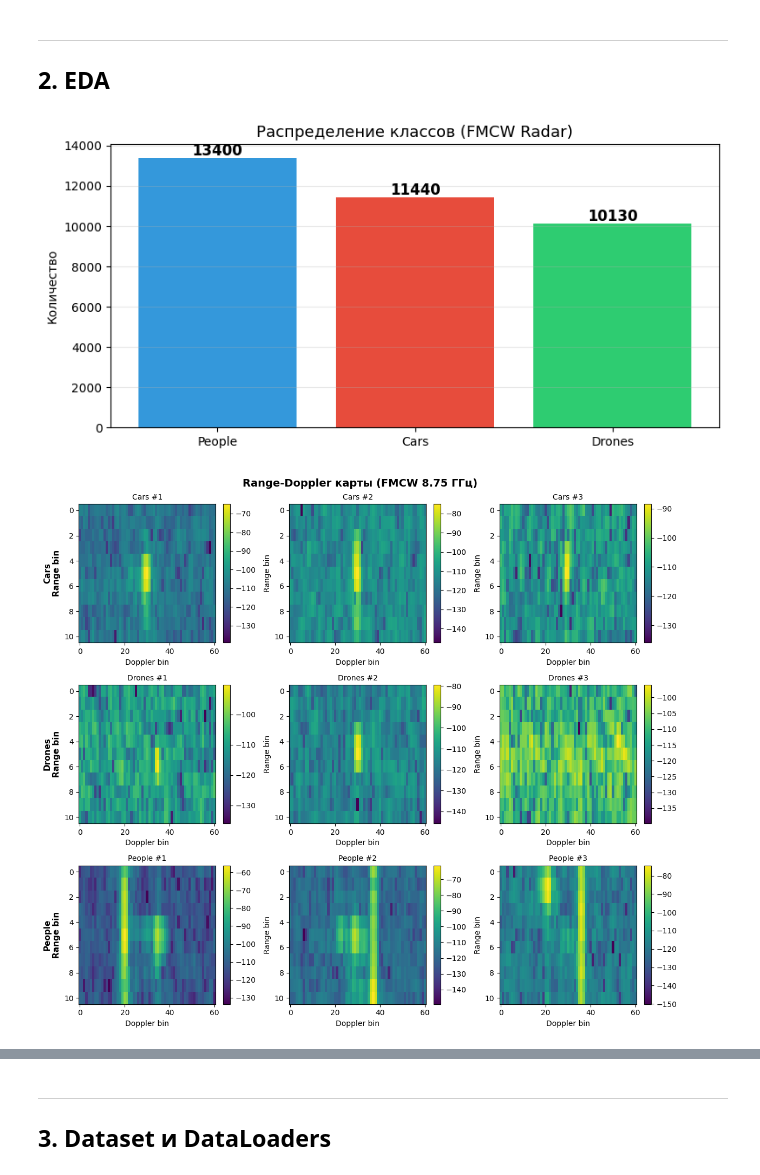
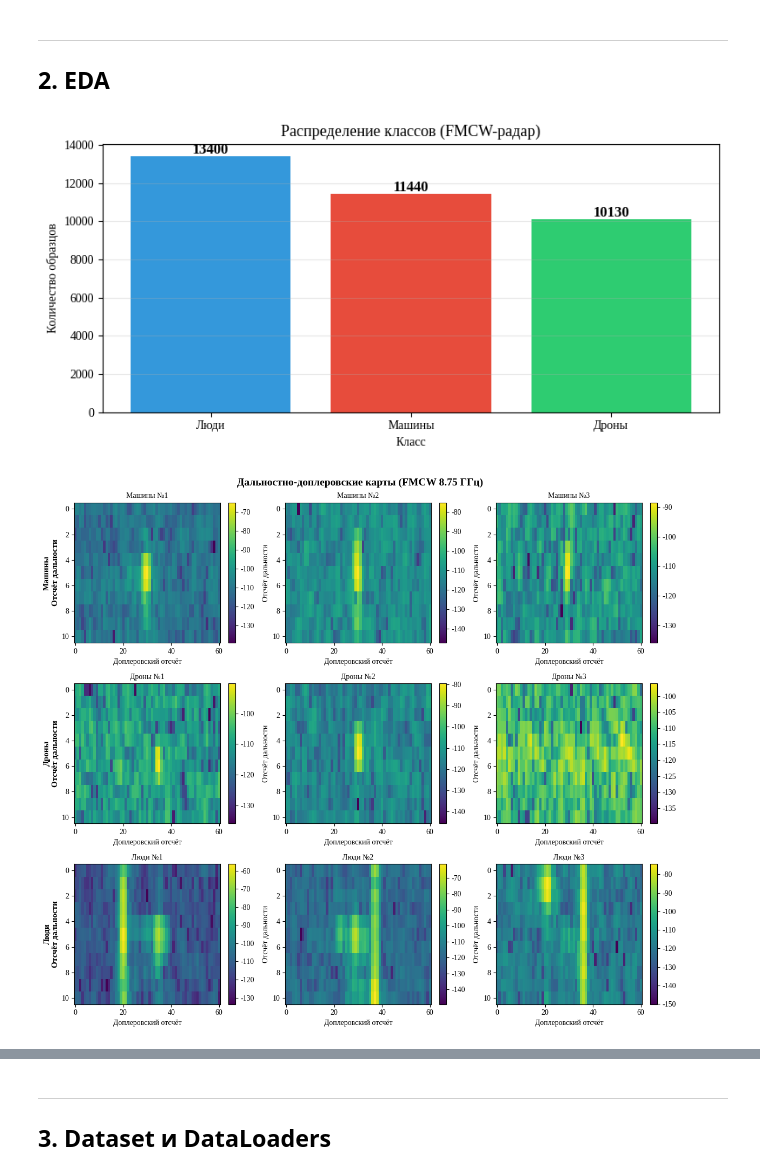
Before and after one commit to PatheticOTD/drone_detection, a Jupyter notebook: ipynb notebooks/drone-radar-final.ipynb, the cells around one changed output, grey strips where cells are left out. Saved outputs shown, nothing was run; the diff lists cells and outputs as text; code cells hidden in the pictures.

```diff
--- a/ipynb notebooks/drone-radar-final.ipynb
+++ b/ipynb notebooks/drone-radar-final.ipynb
@@ -173,20 +233,22 @@ print(f'   Dtype: {sample_data.dtype}')
 # %%
 # Распределение классов
 fig, ax = plt.subplots(figsize=(8, 4))
 counts = df['class_name'].value_counts()
 colors = ['#3498db', '#e74c3c', '#2ecc71']
-bars = ax.bar(counts.index, counts.values, color=colors[:len(counts)])
+labels_ru = [CLASS_NAMES_RU.get(c, c) for c in counts.index]
+bars = ax.bar(labels_ru, counts.values, color=colors[:len(counts)])
 for bar, v in zip(bars, counts.values):
     ax.text(bar.get_x()+bar.get_width()/2, v+max(counts)*0.01,
             str(v), ha='center', fontsize=12, fontweight='bold')
-ax.set_title('Распределение классов (FMCW Radar)', fontsize=13)
-ax.set_ylabel('Количество')
+ax.set_title('Распределение классов (FMCW-радар)', fontsize=13)
+ax.set_xlabel('Класс')
+ax.set_ylabel('Количество образцов')
 ax.grid(axis='y', alpha=0.3)
 plt.tight_layout()
 plt.savefig(VIZ_DIR/'class_distribution.png', dpi=150, bbox_inches='tight')
 plt.show()
 # %% [output]
-[figure, old version]
+[figure, new version]
 # %%
 # Примеры RD-карт
 n_examples = 3
@@ -194,25 +256,26 @@ fig, axes = plt.subplots(NUM_CLASSES, n_examples, figsize=(4*n_examples, 3.5*NUM
 if NUM_CLASSES == 1: axes = axes.reshape(1, -1)
 
 for row, cls_name in enumerate(class_names):
+    cls_ru = CLASS_NAMES_RU.get(cls_name, cls_name)
     samples = df[df['class_name']==cls_name].sample(n_examples, random_state=SEED)
     for col, (_, s) in enumerate(samples.iterrows()):
         rd = pd.read_csv(s['path'], header=None).values
         ax = axes[row, col]
         im = ax.imshow(rd, aspect='auto', cmap='viridis', interpolation='nearest')
-        ax.set_xlabel('Doppler bin')
+        ax.set_xlabel('Доплеровский отсчёт')
         if col == 0:
-            ax.set_ylabel(f'{cls_name}\nRange bin', fontsize=11, fontweight='bold')
+            ax.set_ylabel(f'{cls_ru}\nОтсчёт дальности', fontsize=11, fontweight='bold')
         else:
-            ax.set_ylabel('Range bin')
-        ax.set_title(f'{cls_name} #{col+1}', fontsize=10)
+            ax.set_ylabel('Отсчёт дальности')
+        ax.set_title(f'{cls_ru} №{col+1}', fontsize=10)
         plt.colorbar(im, ax=ax, fraction=0.046)
 
-plt.suptitle('Range-Doppler карты (FMCW 8.75 ГГц)', fontsize=14, fontweight='bold')
+plt.suptitle('Дальностно-доплеровские карты (FMCW 8.75 ГГц)', fontsize=14, fontweight='bold')
 plt.tight_layout()
 plt.savefig(VIZ_DIR/'rd_map_examples.png', dpi=150, bbox_inches='tight')
 plt.show()
 # %% [output]
-[figure, old version]
+[figure, new version]
 # %%
 # Средние RD-карты по классам
 fig, axes = plt.subplots(1, NUM_CLASSES, figsize=(5*NUM_CLASSES, 4))
```
Also changed, not shown: parts of 13 cells of this notebook, 24 other files.
